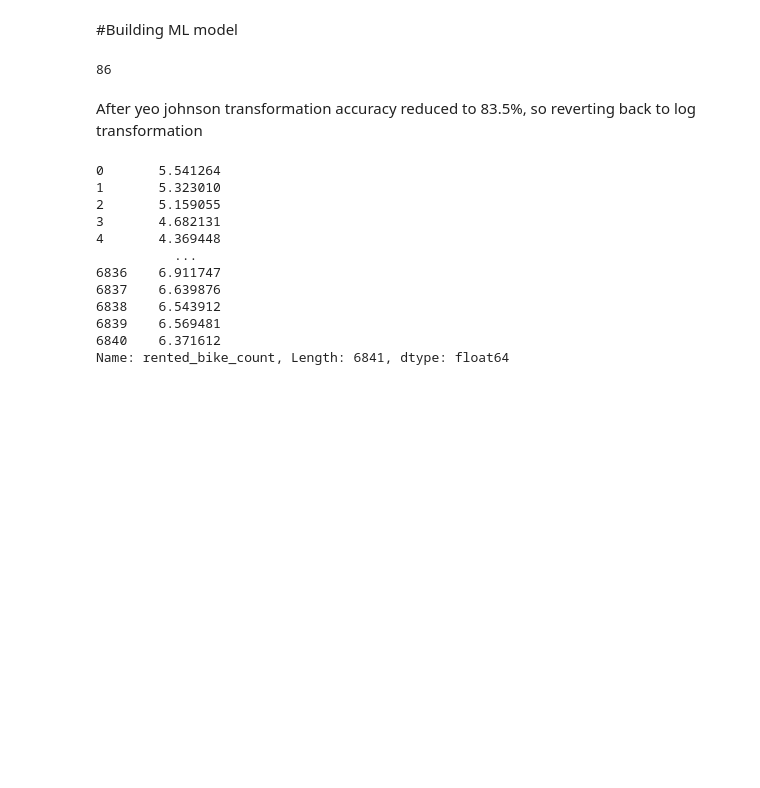
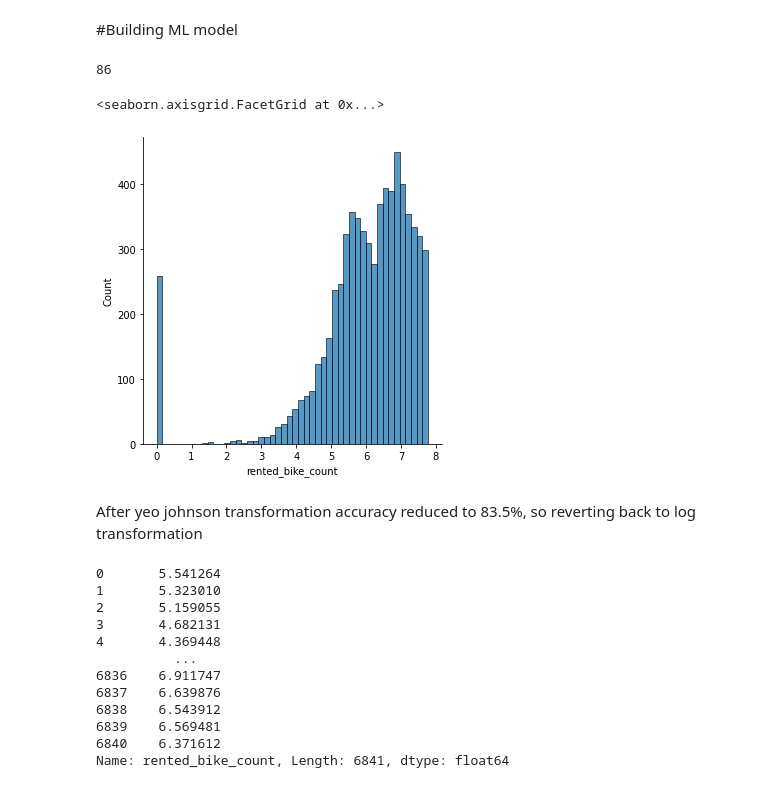
Before and after one commit to chandrakar-shubham/Bike-Sharing-Demand-Prediction--ML-regression-Project, a Jupyter notebook: Bike_Sharing_Demand_Prediction_Capstone_Project.ipynb, the cells around one changed output. Cells and saved outputs as stored; diff of their text form; code cells hidden in the pictures; blank space fills up the shorter version.

```diff
--- a/Bike_Sharing_Demand_Prediction_Capstone_Project.ipynb
+++ b/Bike_Sharing_Demand_Prediction_Capstone_Project.ipynb
@@ -1193,6 +1316,11 @@ print(len(independent_var))
 # %%
 X = df1[independent_var]
 y =np.log(df1[dependent_var]+1)
+# %%
+sns.displot(y)
+# %% [output]
+<seaborn.axisgrid.FacetGrid at 0x...>
+[figure, added]
 # %% [markdown]
 After yeo johnson transformation accuracy reduced to 83.5%, so reverting back to log transformation
 # %%
```
Also changed, not shown: parts of 77 cells of this notebook.
